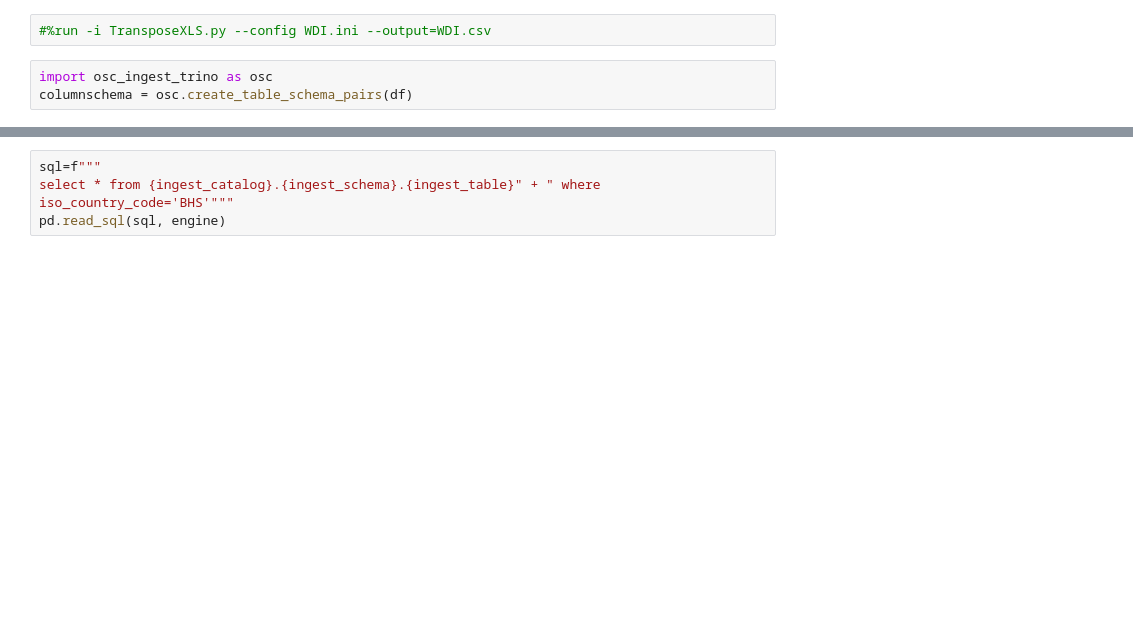
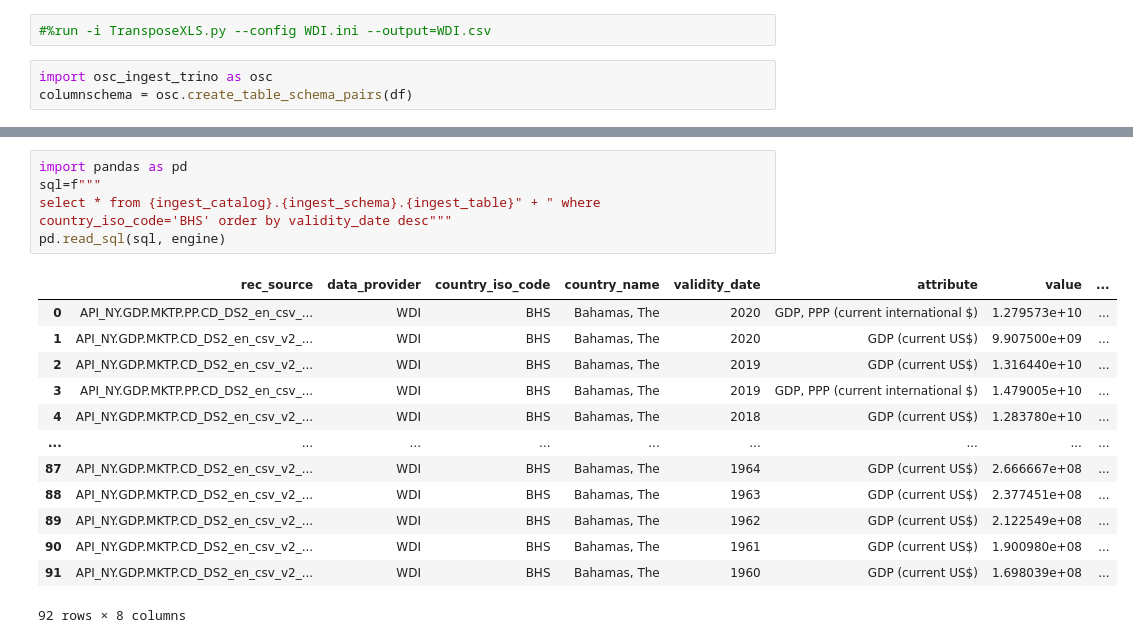
Before and after one commit to os-climate/PCAF-sovereign-footprint, a Jupyter notebook: notebooks/WDI-GDP-ingest.ipynb, the cells around one changed output, grey strips where cells are left out. Drawn from its saved outputs; the diff is of its cells as text; blank space fills up the shorter version.

```diff
--- a/notebooks/WDI-GDP-ingest.ipynb
+++ b/notebooks/WDI-GDP-ingest.ipynb
@@ -129,4 +231,19 @@ df.to_sql(ingest_table,
 # %%
+import pandas as pd
 sql=f"""
-select * from {ingest_catalog}.{ingest_schema}.{ingest_table}" + " where iso_country_code='BHS'"""
+select * from {ingest_catalog}.{ingest_schema}.{ingest_table}" + " where country_iso_code='BHS' order by validity_date desc"""
 pd.read_sql(sql, engine)
+# %% [output]
+|  | rec_source | data_provider | country_iso_code | country_name | validity_date | attribute | value | ... |
+| 0 | API_NY.GDP.MKTP.PP.CD_DS2_en_csv_... | WDI | BHS | Bahamas, The | 2020 | GDP, PPP (current international $) | 1.279573e+10 | ... |
+| 1 | API_NY.GDP.MKTP.CD_DS2_en_csv_v2_... | WDI | BHS | Bahamas, The | 2020 | GDP (current US$) | 9.907500e+09 | ... |
+| 2 | API_NY.GDP.MKTP.CD_DS2_en_csv_v2_... | WDI | BHS | Bahamas, The | 2019 | GDP (current US$) | 1.316440e+10 | ... |
+| 3 | API_NY.GDP.MKTP.PP.CD_DS2_en_csv_... | WDI | BHS | Bahamas, The | 2019 | GDP, PPP (current international $) | 1.479005e+10 | ... |
+| 4 | API_NY.GDP.MKTP.CD_DS2_en_csv_v2_... | WDI | BHS | Bahamas, The | 2018 | GDP (current US$) | 1.283780e+10 | ... |
+| ... | ... | ... | ... | ... | ... | ... | ... | ... |
+| 87 | API_NY.GDP.MKTP.CD_DS2_en_csv_v2_... | WDI | BHS | Bahamas, The | 1964 | GDP (current US$) | 2.666667e+08 | ... |
+| 88 | API_NY.GDP.MKTP.CD_DS2_en_csv_v2_... | WDI | BHS | Bahamas, The | 1963 | GDP (current US$) | 2.377451e+08 | ... |
+| 89 | API_NY.GDP.MKTP.CD_DS2_en_csv_v2_... | WDI | BHS | Bahamas, The | 1962 | GDP (current US$) | 2.122549e+08 | ... |
+| 90 | API_NY.GDP.MKTP.CD_DS2_en_csv_v2_... | WDI | BHS | Bahamas, The | 1961 | GDP (current US$) | 1.900980e+08 | ... |
+| 91 | API_NY.GDP.MKTP.CD_DS2_en_csv_v2_... | WDI | BHS | Bahamas, The | 1960 | GDP (current US$) | 1.698039e+08 | ... |
+92 rows × 8 columns
```
Also changed, not shown: parts of 7 cells of this notebook.
